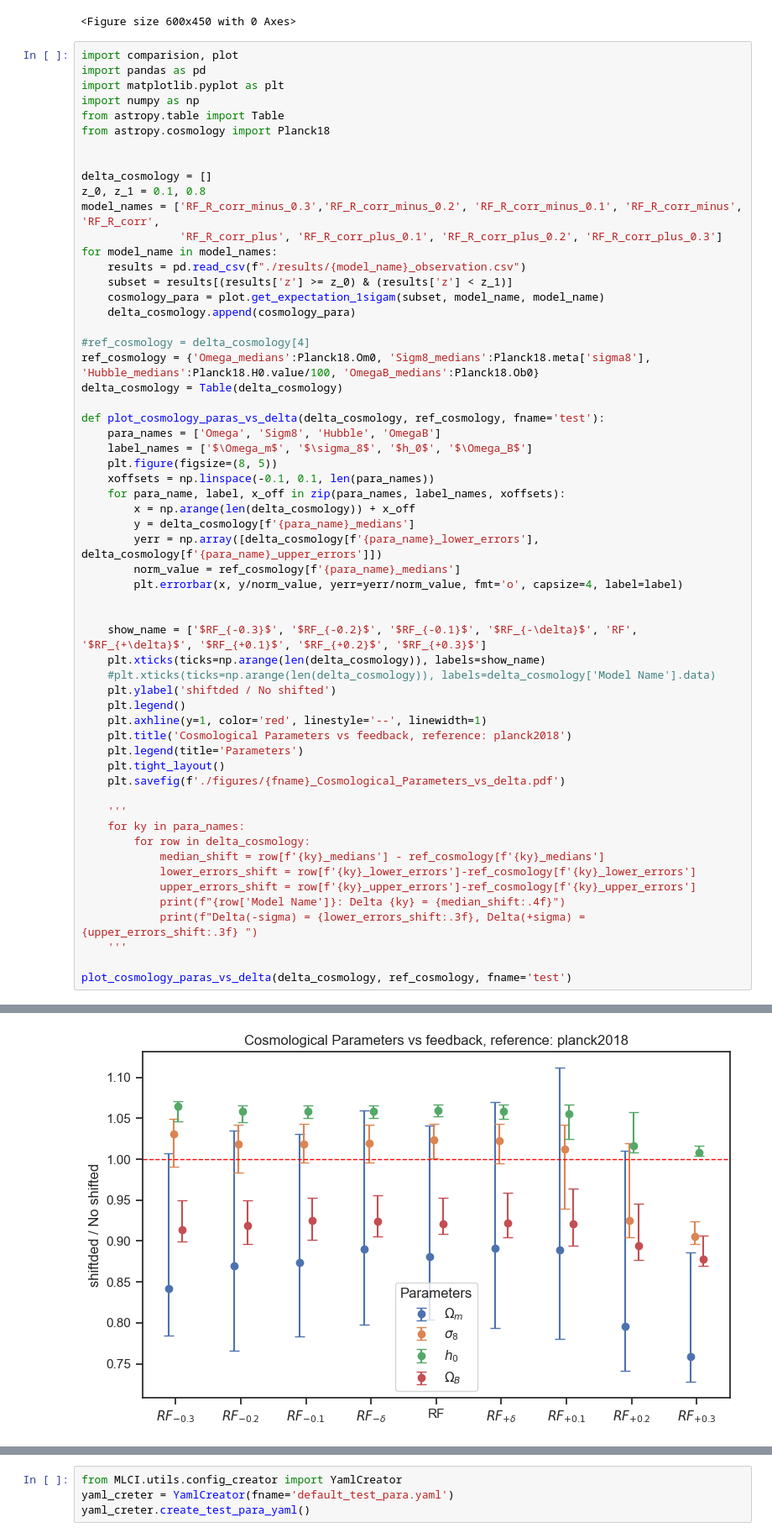
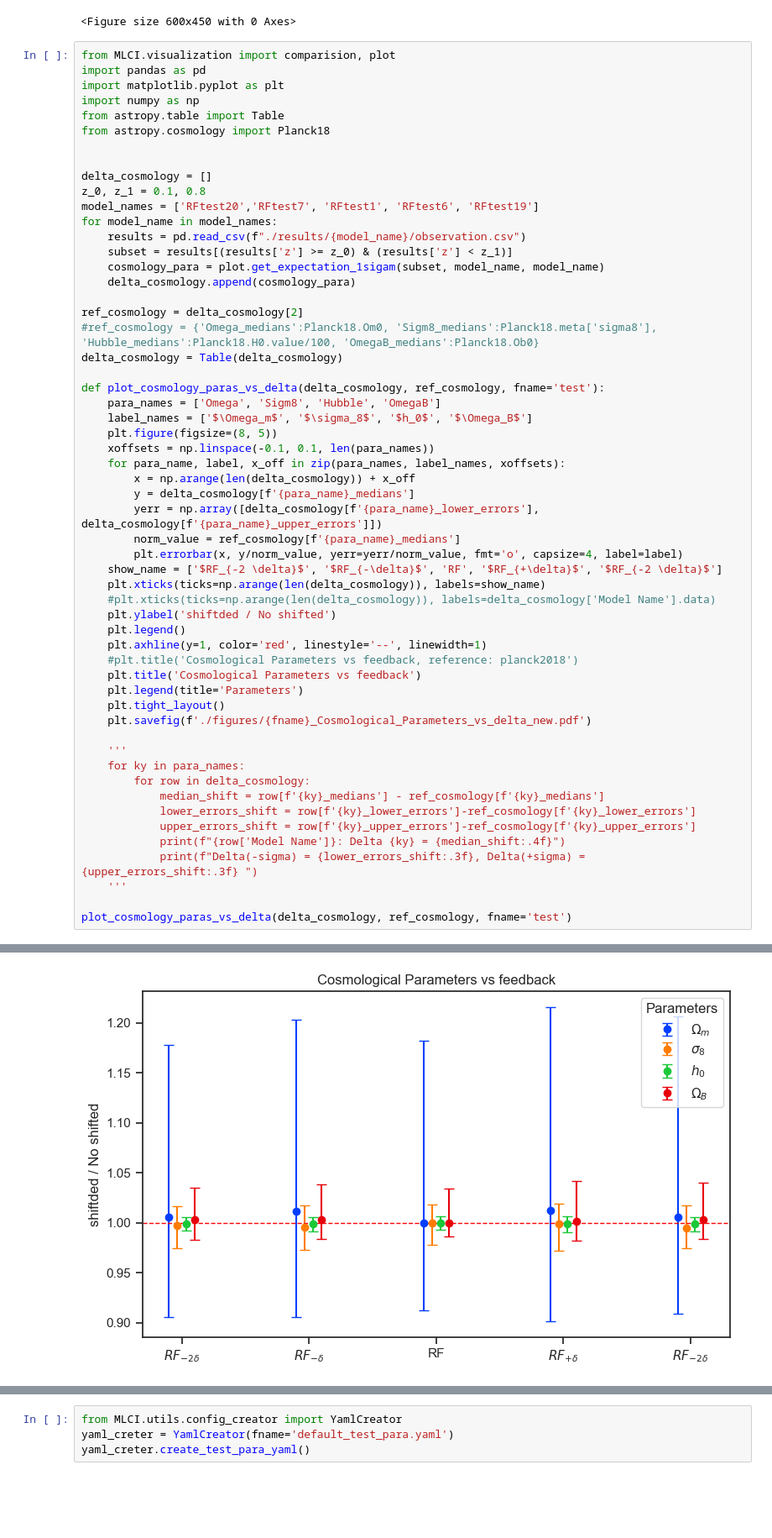
Before and after one commit to Fucheng-Zhong/MLCI, a Jupyter notebook: main_test.ipynb, the cells around one changed output, grey strips where cells are left out. Shown at 84% size. Saved outputs shown, nothing was run; the diff lists cells and outputs as text; blank space fills up the shorter version.

Commit message:
add prop delta

```diff
--- a/main_test.ipynb
+++ b/main_test.ipynb
@@ -975,7 +975,7 @@ Removed no burn in
 <Figure size 600x450 with 0 Axes>
 <Figure size 600x450 with 0 Axes>
 # %%
-import comparision, plot
+from MLCI.visualization import comparision, plot
 import pandas as pd
 import matplotlib.pyplot as plt
 import numpy as np
@@ -985,16 +985,15 @@ from astropy.cosmology import Planck18
 
 delta_cosmology = []
 z_0, z_1 = 0.1, 0.8
-model_names = ['RF_R_corr_minus_0.3','RF_R_corr_minus_0.2', 'RF_R_corr_minus_0.1', 'RF_R_corr_minus', 'RF_R_corr',
-               'RF_R_corr_plus', 'RF_R_corr_plus_0.1', 'RF_R_corr_plus_0.2', 'RF_R_corr_plus_0.3']
+model_names = ['RFtest20','RFtest7', 'RFtest1', 'RFtest6', 'RFtest19']
 for model_name in model_names:
-    results = pd.read_csv(f"./results/{model_name}_observation.csv")
+    results = pd.read_csv(f"./results/{model_name}/observation.csv")
     subset = results[(results['z'] >= z_0) & (results['z'] < z_1)]
     cosmology_para = plot.get_expectation_1sigam(subset, model_name, model_name)
     delta_cosmology.append(cosmology_para)
 
-#ref_cosmology = delta_cosmology[4]
-ref_cosmology = {'Omega_medians':Planck18.Om0, 'Sigm8_medians':Planck18.meta['sigma8'], 'Hubble_medians':Planck18.H0.value/100, 'OmegaB_medians':Planck18.Ob0}
+ref_cosmology = delta_cosmology[2]
+#ref_cosmology = {'Omega_medians':Planck18.Om0, 'Sigm8_medians':Planck18.meta['sigma8'], 'Hubble_medians':Planck18.H0.value/100, 'OmegaB_medians':Planck18.Ob0}
 delta_cosmology = Table(delta_cosmology)
 
 def plot_cosmology_paras_vs_delta(delta_cosmology, ref_cosmology, fname='test'):
@@ -1008,18 +1007,17 @@ def plot_cosmology_paras_vs_delta(delta_cosmology, ref_cosmology, fname='test'):
         yerr = np.array([delta_cosmology[f'{para_name}_lower_errors'], delta_cosmology[f'{para_name}_upper_errors']])
         norm_value = ref_cosmology[f'{para_name}_medians']
         plt.errorbar(x, y/norm_value, yerr=yerr/norm_value, fmt='o', capsize=4, label=label)
-
-
-    show_name = ['$RF_{-0.3}$', '$RF_{-0.2}$', '$RF_{-0.1}$', '$RF_{-\delta}$', 'RF', '$RF_{+\delta}$', '$RF_{+0.1}$', '$RF_{+0.2}$', '$RF_{+0.3}$']
+    show_name = ['$RF_{-2 \delta}$', '$RF_{-\delta}$', 'RF', '$RF_{+\delta}$', '$RF_{-2 \delta}$']
     plt.xticks(ticks=np.arange(len(delta_cosmology)), labels=show_name)
     #plt.xticks(ticks=np.arange(len(delta_cosmology)), labels=delta_cosmology['Model Name'].data)
     plt.ylabel('shiftded / No shifted')
     plt.legend()
     plt.axhline(y=1, color='red', linestyle='--', linewidth=1)
-    plt.title('Cosmological Parameters vs feedback, reference: planck2018')
+    #plt.title('Cosmological Parameters vs feedback, reference: planck2018')
+    plt.title('Cosmological Parameters vs feedback')
     plt.legend(title='Parameters')
     plt.tight_layout()
-    plt.savefig(f'./figures/{fname}_Cosmological_Parameters_vs_delta.pdf')
+    plt.savefig(f'./figures/{fname}_Cosmological_Parameters_vs_delta_new.pdf')
 
     '''
     for ky in para_names:
@@ -1045,4 +1039,4 @@ constrain: {'Model Name': 'RF_R_corr_plus_0.3', 'Catalog': 'RF_R_corr_plus_0.3',
-[figure, old version]
+[figure, new version]
 # %%
 from MLCI.visualization import plot
 import pandas as pd
```
Also changed, not shown: parts of 3 cells of this notebook, 4 other files.
